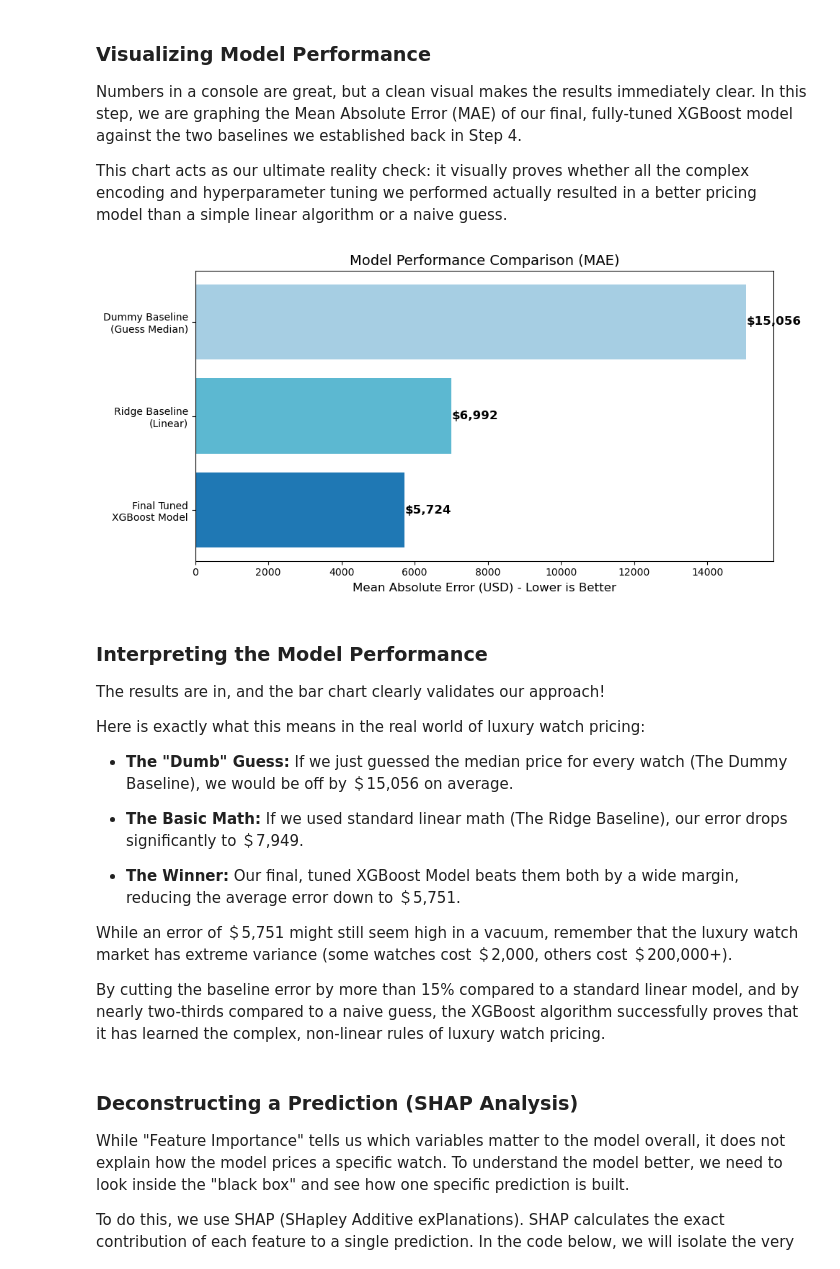
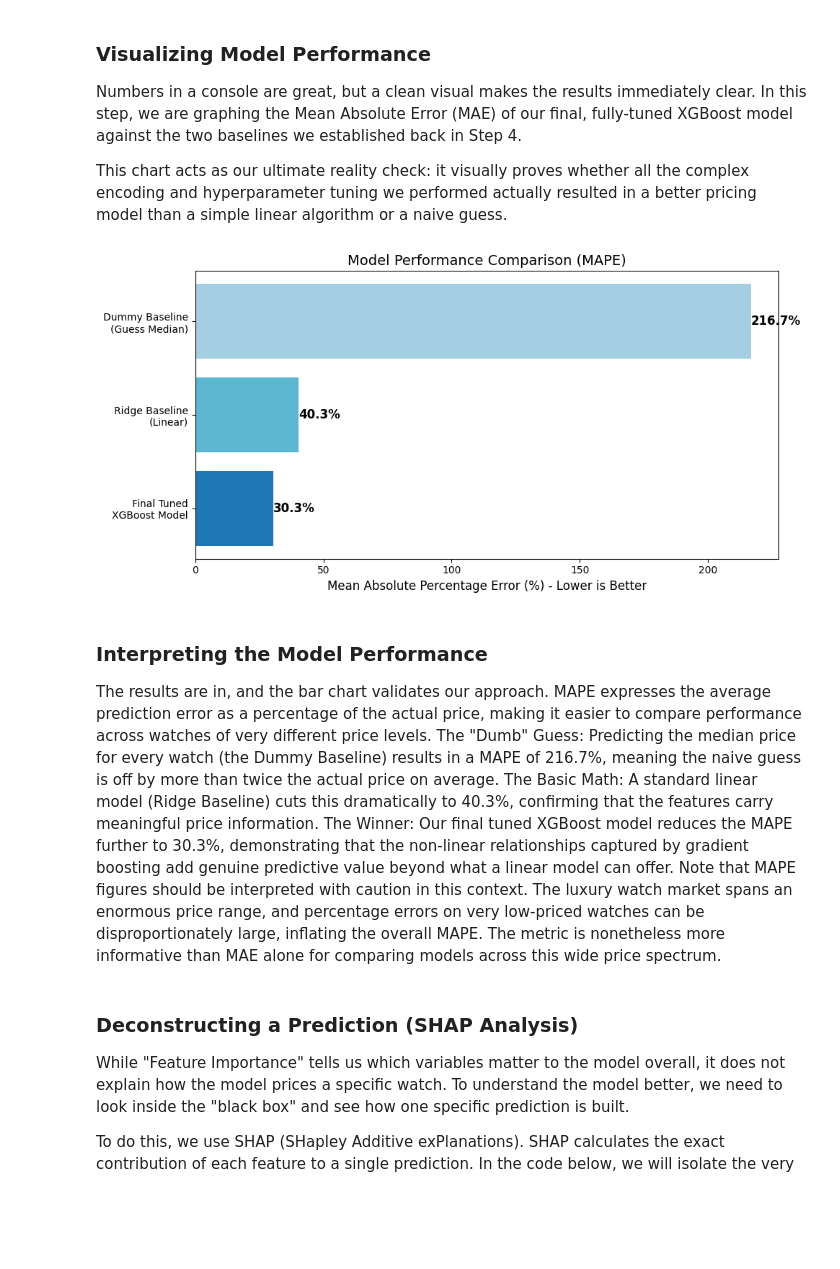
Before and after one commit to Aspescha/CodingAtHSG, a Jupyter notebook: LuxuryWatches.ipynb, the cells around one changed output. Drawn from its saved outputs; the diff is of its cells as text; code cells hidden in the pictures; blank space fills up the shorter version.

Commit message:
fix: Daniel feedback - MAPE, selection bias, target encoding docs, SHAP interpretation, vectorized cleaning

```diff
--- a/LuxuryWatches.ipynb
+++ b/LuxuryWatches.ipynb
@@ -39,7 +40,7 @@ import shap
 In this section we will be loading the dataset of luxury watches we obtained from Kaggle. We will be using the pandas library to read the dataset and load it into a DataFrame for further analysis.
 # %%
 # Load the dataset using the pandas library from the local CSV file
-watch_data = pd.read_csv("Watches.csv", low_memory=False)
+watch_data = pd.read_csv("data/Watches.csv", low_memory=False)
 
 # Inspect the first few rows of the dataset
 watch_data.head()
@@ -1172,8 +1152,11 @@ ridge_preds_dollars = np.exp(ridge_preds_log)
 dummy_mae = mean_absolute_error(y_test_dollars, dummy_preds_dollars)
 ridge_mae = mean_absolute_error(y_test_dollars, ridge_preds_dollars)
 
+dummy_mape = mean_absolute_percentage_error(y_test_dollars, dummy_preds_dollars) * 100
+ridge_mape = mean_absolute_percentage_error(y_test_dollars, ridge_preds_dollars) * 100
+
 print("--- Baseline Benchmarks ---")
-print(f"Dummy Regressor MAE: ${dummy_mae:,.2f}")
-print(f"Ridge Regressor MAE: ${ridge_mae:,.2f}")
+print(f"Dummy Regressor MAE: ${dummy_mae:,.2f} | MAPE: {dummy_mape:.1f}%")
+print(f"Ridge Regressor MAE: ${ridge_mae:,.2f} | MAPE: {ridge_mape:.1f}%")
 # %% [output]
 --- Baseline Benchmarks ---
@@ -1276,12 +1259,14 @@ xgb_preds_dollars = np.exp(xgb_preds_log)
 
 # Evaluate the final XGBoost pipeline in dollar terms.
 xgb_mae = mean_absolute_error(y_test_dollars, xgb_preds_dollars)
+xgb_mape = mean_absolute_percentage_error(y_test_dollars, xgb_preds_dollars) * 100
 xgb_rmse = np.sqrt(mean_squared_error(y_test_dollars, xgb_preds_dollars))
 
 print("\n" + "="*30)
 print("--- Final Evaluation ---")
 print("="*30)
 print(f"XGBoost MAE:  Off by ${xgb_mae:,.2f} on average")
+print(f"XGBoost MAPE: Off by {xgb_mape:.1f}% on average")
 print(f"XGBoost RMSE: ${xgb_rmse:,.2f}")
 # %% [output]
 ==============================
@@ -1298,47 +1284,39 @@ This chart acts as our ultimate reality check: it visually proves whether all th
 # %%
 # VISUALIZATION 1: Error Comparison Bar Chart
 
 # Define the models and their respective errors (using variables from Step 4 & 6)
 model_names = ['Dummy Baseline\n(Guess Median)', 'Ridge Baseline\n(Linear)', 'Final Tuned\nXGBoost Model']
-errors = [dummy_mae, ridge_mae, xgb_mae]
+errors = [dummy_mape, ridge_mape, xgb_mape]
 
 # Colors: Light blue for baseline, medium for ridge, dark blue for our winner
 colors = ['#a6cee3', '#5cb8d1', '#1f78b4']
 
 plt.figure(figsize=(10, 5))
 bars = plt.barh(model_names, errors, color=colors)
 
 # Add formatting
-plt.xlabel('Mean Absolute Error (USD) - Lower is Better', fontsize=12)
-plt.title('Model Performance Comparison (MAE)', fontsize=14)
+plt.xlabel('Mean Absolute Percentage Error (%) - Lower is Better', fontsize=12)
+plt.title('Model Performance Comparison (MAPE)', fontsize=14)
 plt.gca().invert_yaxis() # Put the Dummy baseline at the top
 
-# Add the exact dollar amounts next to each bar
+# Add the exact percentages next to each bar
 for bar in bars:
-    plt.text(bar.get_width() + 15, bar.get_y() + bar.get_height()/2,
-             f'${bar.get_width():,.0f}',
+    plt.text(bar.get_width() + 0.1, bar.get_y() + bar.get_height()/2,
+             f'{bar.get_width():.1f}%',
              va='center', ha='left', fontsize=12, fontweight='bold')
 
 plt.tight_layout()
 plt.show()
 # %% [output]
-[figure, old version]
+[figure, new version]
 # %% [markdown]
 ### Interpreting the Model Performance
 
-The results are in, and the bar chart clearly validates our approach!
-
-Here is exactly what this means in the real world of luxury watch pricing:
-
-* **The "Dumb" Guess:** If we just guessed the median price for every watch (The Dummy Baseline), we would be off by ＄15,056 on average.
-
-* **The Basic Math:** If we used standard linear math (The Ridge Baseline), our error drops significantly to ＄7,949.
-
-* **The Winner:** Our final, tuned XGBoost Model beats them both by a wide margin, reducing the average error down to ＄5,751.
-
-While an error of ＄5,751 might still seem high in a vacuum, remember that the luxury watch market has extreme variance (some watches cost ＄2,000, others cost ＄200,000+).
-
-By cutting the baseline error by more than 15% compared to a standard linear model, and by nearly two-thirds compared to a naive guess, the XGBoost algorithm successfully proves that it has learned the complex, non-linear rules of luxury watch pricing.
+The results are in, and the bar chart validates our approach. MAPE expresses the average prediction error as a percentage of the actual price, making it easier to compare performance across watches of very different price levels.
+The "Dumb" Guess: Predicting the median price for every watch (the Dummy Baseline) results in a MAPE of 216.7%, meaning the naive guess is off by more than twice the actual price on average.
+The Basic Math: A standard linear model (Ridge Baseline) cuts this dramatically to 40.3%, confirming that the features carry meaningful price information.
+The Winner: Our final tuned XGBoost model reduces the MAPE further to 30.3%, demonstrating that the non-linear relationships captured by gradient boosting add genuine predictive value beyond what a linear model can offer.
+Note that MAPE figures should be interpreted with caution in this context. The luxury watch market spans an enormous price range, and percentage errors on very low-priced watches can be disproportionately large, inflating the overall MAPE. The metric is nonetheless more informative than MAE alone for comparing models across this wide price spectrum.
 # %% [markdown]
 ### Deconstructing a Prediction (SHAP Analysis)
 
```
Also changed, not shown: parts of 19 cells of this notebook, 6 other files.
